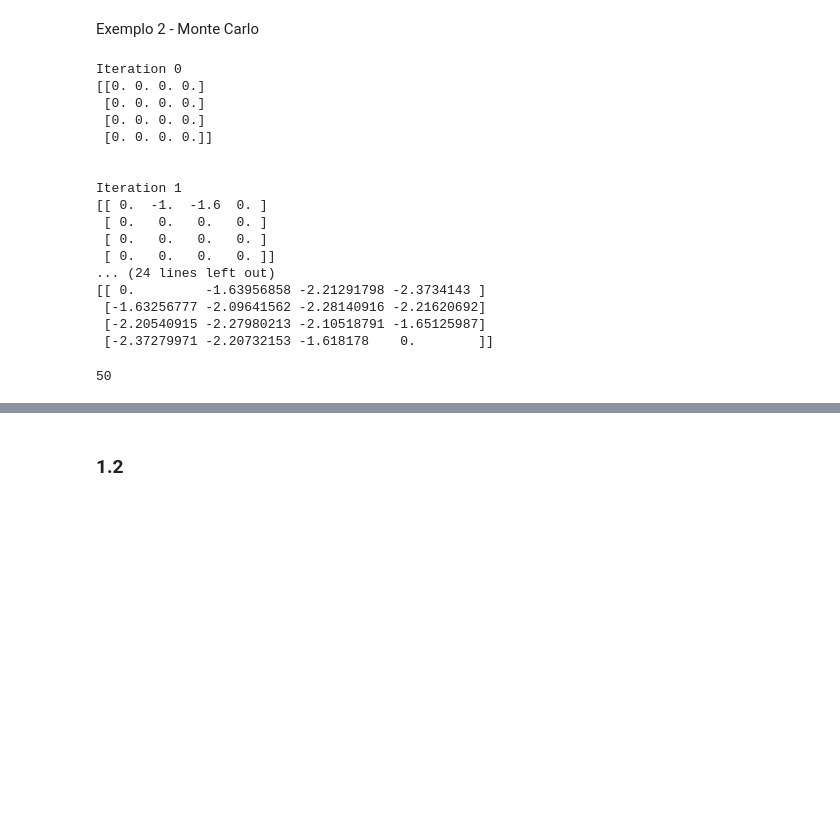
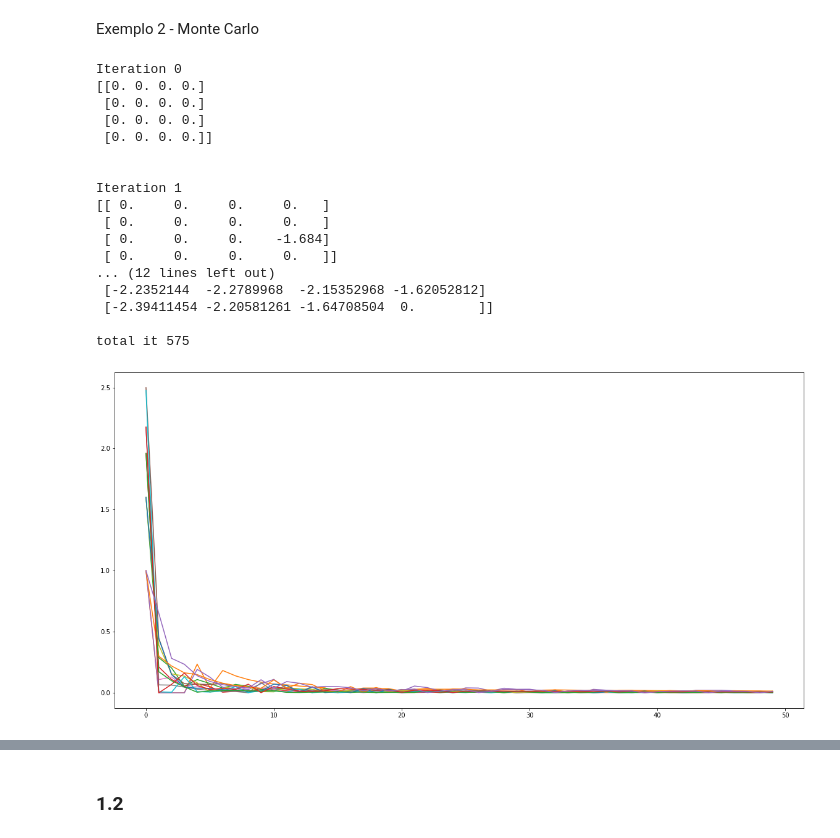
Before and after one commit to girotodenis/semisupervisionada, a Jupyter notebook: RL_Deep_Learning_2019_1_NOME_INICIAL_DOS_INTEGRANTES.ipynb, the cells around one changed output, grey strips where cells are left out. Cells and saved outputs as stored; diff of their text form; code cells hidden in the pictures; blank space fills up the shorter version.

```diff
--- a/RL_Deep_Learning_2019_1_NOME_INICIAL_DOS_INTEGRANTES.ipynb
+++ b/RL_Deep_Learning_2019_1_NOME_INICIAL_DOS_INTEGRANTES.ipynb
@@ -123,6 +123,19 @@ def generateEpisode():
 for it in range(iterations):
     episode = generateEpisode()
     G = 0
+
+    mediadelta = 1;
+    if(it>1):
+      ultimoserros = []
+      all_series = [list(x)[1:] for x in deltas.values()]
+      for posi in all_series:
+        if(len(posi)>0):
+          ultimoserros.append(posi[-1])
+      mediadelta = np.mean(ultimoserros)
+
+    if(mediadelta<0.001):
+      print("total it",it)
+      break
 
     episode = episode[::-1]
     for i, (initial_position, action, reward, final_position) in enumerate(episode):
@@ -145,18 +158,19 @@ Iteration 0
 
 
 Iteration 1
-[[ 0.  -1.  -1.6  0. ]
- [ 0.   0.   0.   0. ]
- [ 0.   0.   0.   0. ]
- [ 0.   0.   0.   0. ]]
-... (24 lines left out)
-[[ 0.         -1.63956858 -2.21291798 -2.3734143 ]
- [-1.63256777 -2.09641562 -2.28140916 -2.21620692]
- [-2.20540915 -2.27980213 -2.10518791 -1.65125987]
- [-2.37279971 -2.20732153 -1.618178    0.        ]]
+[[ 0.     0.     0.     0.   ]
+ [ 0.     0.     0.     0.   ]
+ [ 0.     0.     0.    -1.684]
+ [ 0.     0.     0.     0.   ]]
+... (12 lines left out)
+ [-2.2352144  -2.2789968  -2.15352968 -1.62052812]
+ [-2.39411454 -2.20581261 -1.64708504  0.        ]]
+
+total it 575
 # %%
+plt.figure(figsize=(20,10))
 all_series = [list(x)[:50] for x in deltas.values()]
-
-len(all_series[-2])
+for series in all_series:
+    plt.plot(series)
 # %% [output]
-50
+[figure, added]
```
Also changed, not shown: parts of 1 cell of this notebook.
